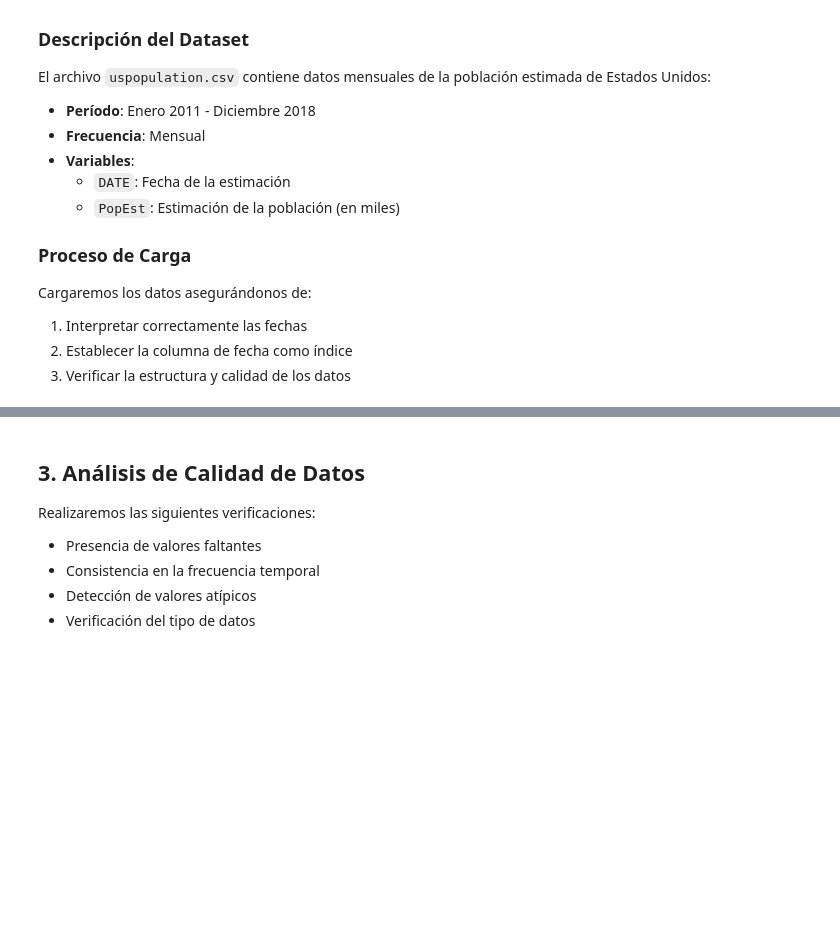
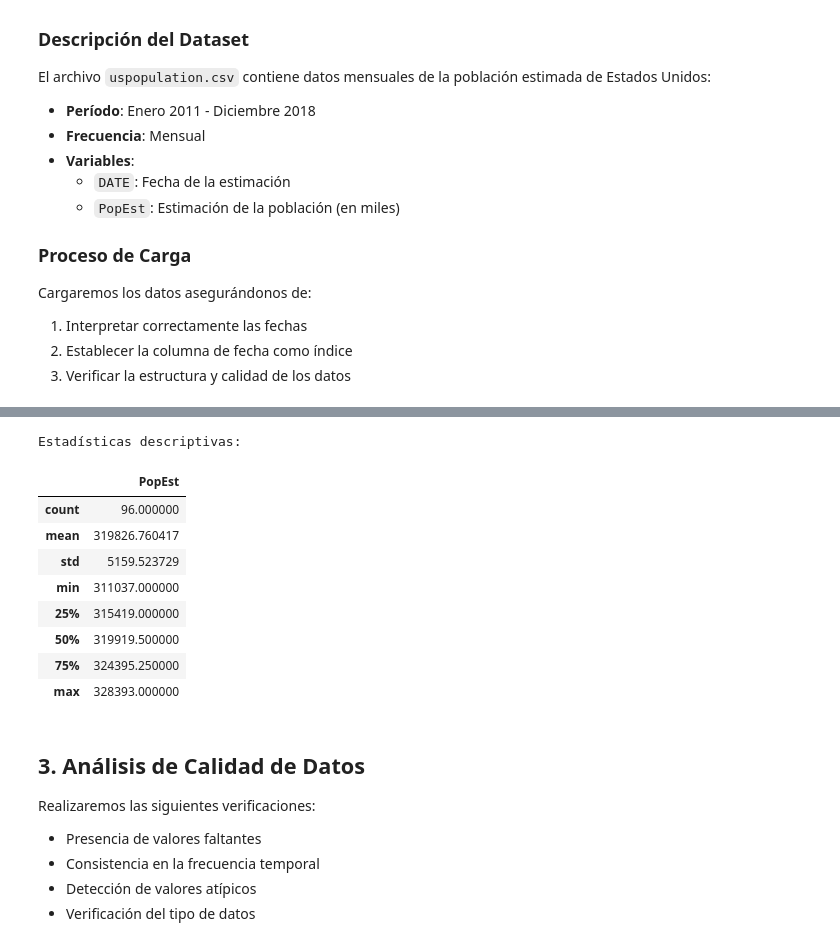
Before and after one commit to BenjaSar/AdST, a Jupyter notebook: tp_final_V2.ipynb, the cells around one changed output, grey strips where cells are left out. Cells and saved outputs as stored; diff of their text form; code cells hidden in the pictures; blank space fills up the shorter version.

```diff
--- a/tp_final_V2.ipynb
+++ b/tp_final_V2.ipynb
@@ -103,3 +99,17 @@ max    328393.000000
+# %%
+print("\nEstadísticas descriptivas:")
+df_ts.describe()
+# %% [output]
+Estadísticas descriptivas:
+|  | PopEst |
+| count | 96.000000 |
+| mean | 319826.760417 |
+| std | 5159.523729 |
+| min | 311037.000000 |
+| 25% | 315419.000000 |
+| 50% | 319919.500000 |
+| 75% | 324395.250000 |
+| max | 328393.000000 |
 # %% [markdown]
 ## 3. Análisis de Calidad de Datos
 
```
Also changed, not shown: parts of 2 cells of this notebook.
